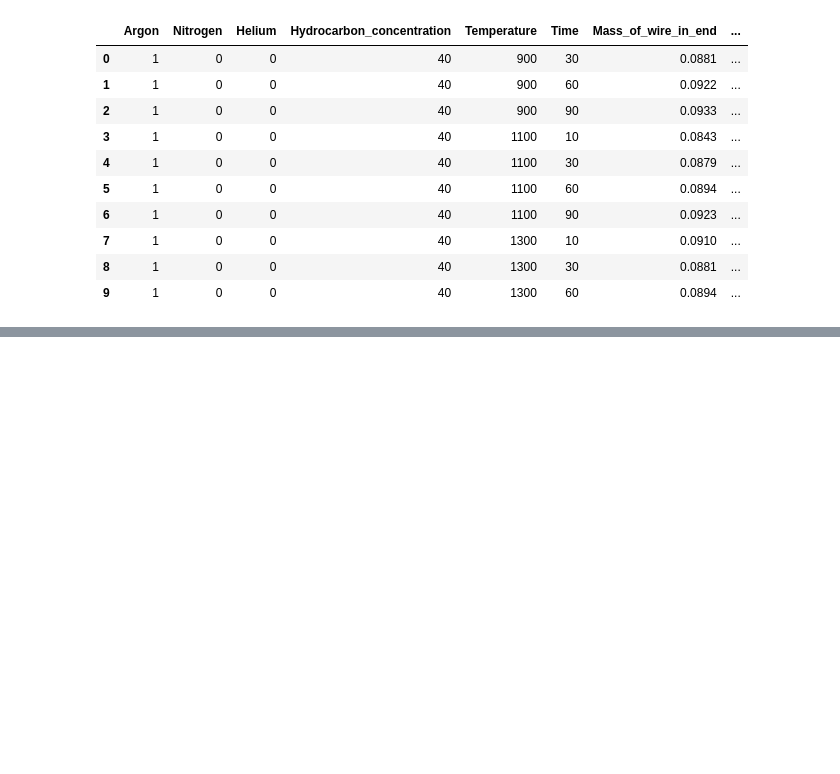
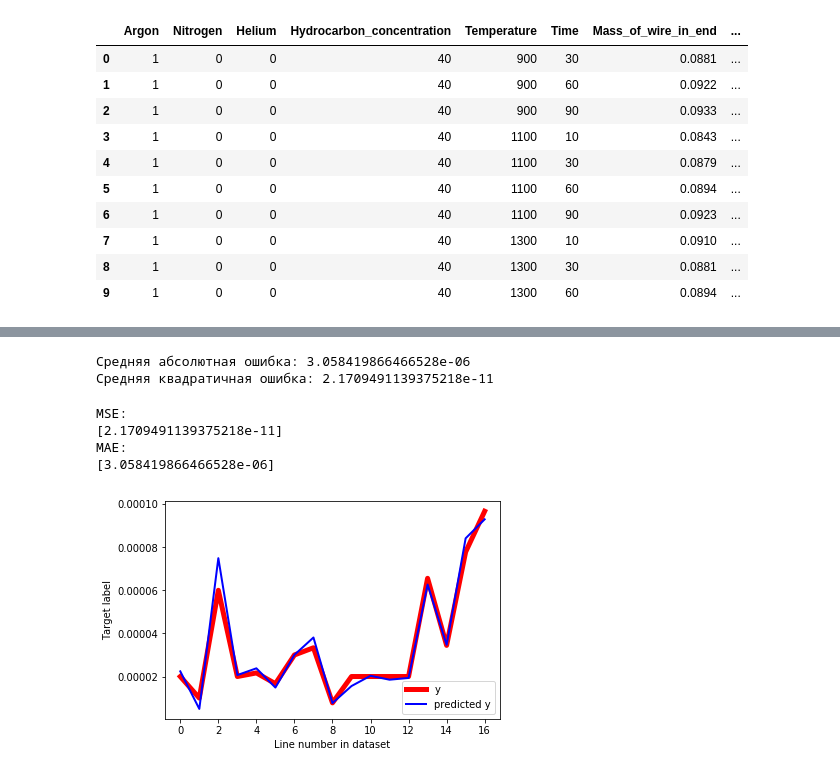
Before and after one commit to TDasha/DataAnalysis, a Jupyter notebook: SGW/src/main.ipynb, the cells around one changed output, grey strips where cells are left out. Drawn from its saved outputs; the diff is of its cells as text; code cells hidden in the pictures; blank space fills up the shorter version.

```diff
--- a/SGW/src/main.ipynb
+++ b/SGW/src/main.ipynb
@@ -56,6 +56,11 @@ trainY = np.array(train["Yield_of_carbon"])
 # %%
 from sklearn import preprocessing
 
-normalized_X = preprocessing.normalize(trainX)
-
-standardized_X = preprocessing.scale(trainX)
+trainX = preprocessing.normalize(trainX)
+# %%
+from sklearn.linear_model import LinearRegression
+
+model = LinearRegression(normalize=True)
+# %%
+%time
+model.fit(trainX, trainY)
@@ -61,0 +71,46 @@ standardized_X = preprocessing.scale(trainX)
+# %%
+from sklearn.metrics import mean_absolute_error, mean_squared_error
+
+testX = np.array(test.drop(["Yield_of_carbon"], 1))
+testY = np.array(test["Yield_of_carbon"])
+
+predict = model.predict(preprocessing.normalize(testX))
+
+mae = mean_absolute_error(testY, predict)
+print("Средняя абсолютная ошибка:", mae)
+mse = mean_squared_error(testY, predict)
+print("Средняя квадратичная ошибка:", mse)
+# %% [output]
+Средняя абсолютная ошибка: 3.058419866466528e-06
+Средняя квадратичная ошибка: 2.1709491139375218e-11
+# %%
+mean_abs_errors = []
+mean_sq_errors = []
+mean_abs_errors.append(mae)
+mean_sq_errors.append(mse)
+
+print("MSE:", mean_sq_errors, "MAE:", mean_abs_errors, sep='\n')
+# %% [output]
+MSE:
+[2.1709491139375218e-11]
+MAE:
+[3.058419866466528e-06]
+# %%
+import matplotlib.pyplot as plt
+%matplotlib inline
+
+f = 0
+t = testY.size
+xx = [i for i in range(trainX.shape[0])]
+y = testY
+y2 = predict
+
+plt.figure()
+plt.plot(xx[f:t], y[f:t], color='r', linewidth=5, label='y')
+plt.plot(xx[f:t], y2[f:t], color='b', linewidth=2, label='predicted y')
+plt.ylabel('Target label')
+plt.xlabel('Line number in dataset')
+plt.legend(loc=4)
+plt.show()
+# %% [output]
+[figure, added]
```
Also changed, not shown: parts of 31 cells of this notebook, 2 other files.
